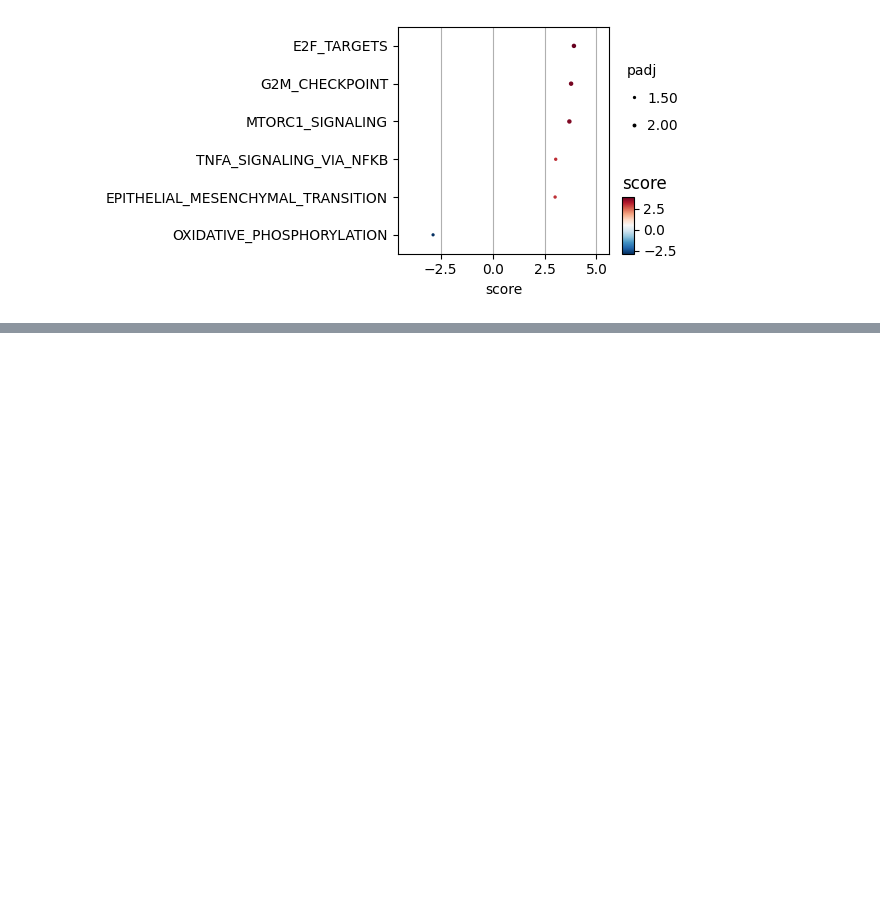
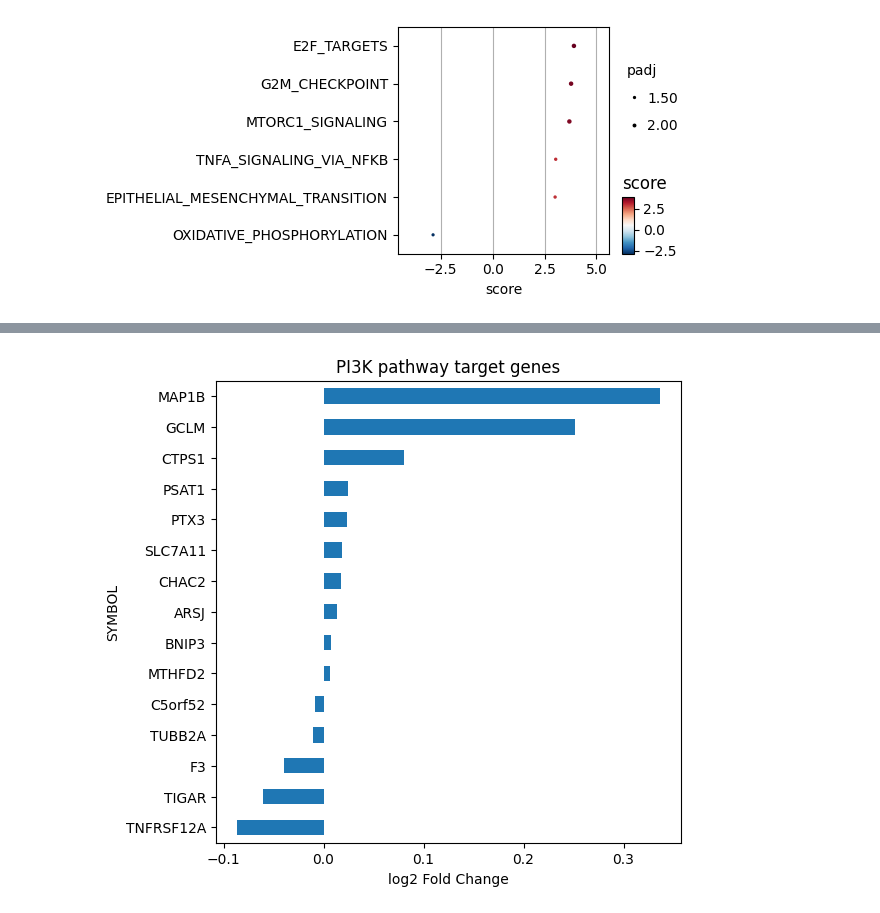
Before and after one commit to snaedis17/ERplus_BRCA2_TCGA_analysis, a Jupyter notebook: tcga_brca2_pathway_analysis.ipynb, the cells around one changed output, grey strips where cells are left out. Cells and saved outputs as stored; diff of their text form; code cells hidden in the pictures; blank space fills up the shorter version.

```diff
--- a/tcga_brca2_pathway_analysis.ipynb
+++ b/tcga_brca2_pathway_analysis.ipynb
@@ -158,0 +207,11 @@ dc.pl.dotplot(df=df, x="score", y="variable", s="padj", c="score", top=20, vcent
+# %%
+# choose pathway
+pathway = "PI3K"
+
+top_genes = (
+    progeny[progeny.source == pathway]
+    .sort_values("weight", ascending=False)
+    .head(20)
+)
+
+top_genes
@@ -158,0 +236,3 @@ dc.pl.dotplot(df=df, x="score", y="variable", s="padj", c="score", top=20, vcent
+# %%
+genes = list(set(top_genes.target) & set(results_df.index))
+genes[:10]
@@ -158,0 +250,9 @@ dc.pl.dotplot(df=df, x="score", y="variable", s="padj", c="score", top=20, vcent
+# %%
+plot_data = results_df.loc[genes].sort_values("log2FoldChange")
+
+plot_data["log2FoldChange"].plot.barh(figsize=(6,6))
+plt.xlabel("log2 Fold Change")
+plt.title("PI3K pathway target genes")
+plt.show()
+# %% [output]
+[figure, added]
```
Also changed, not shown: parts of 8 cells of this notebook.
